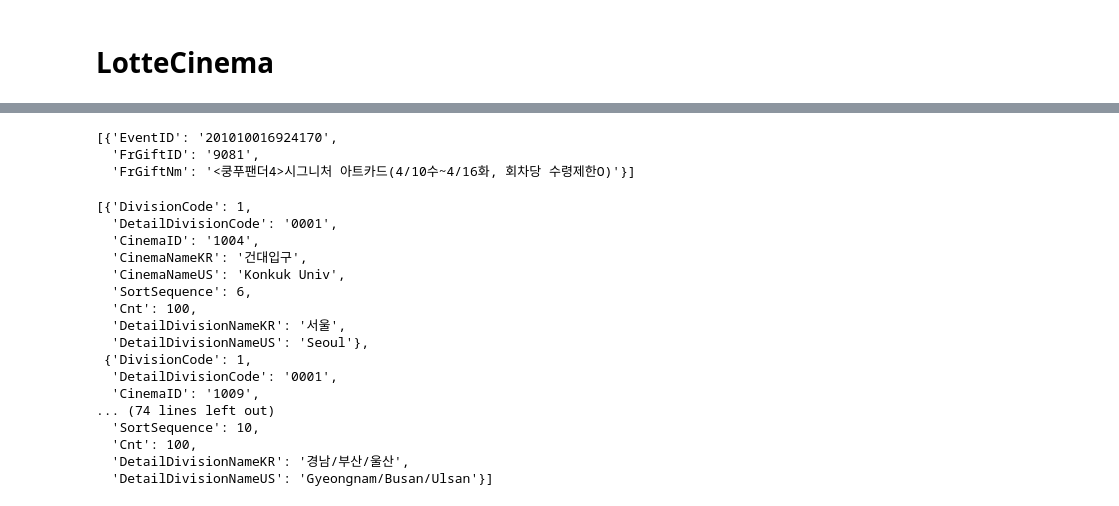
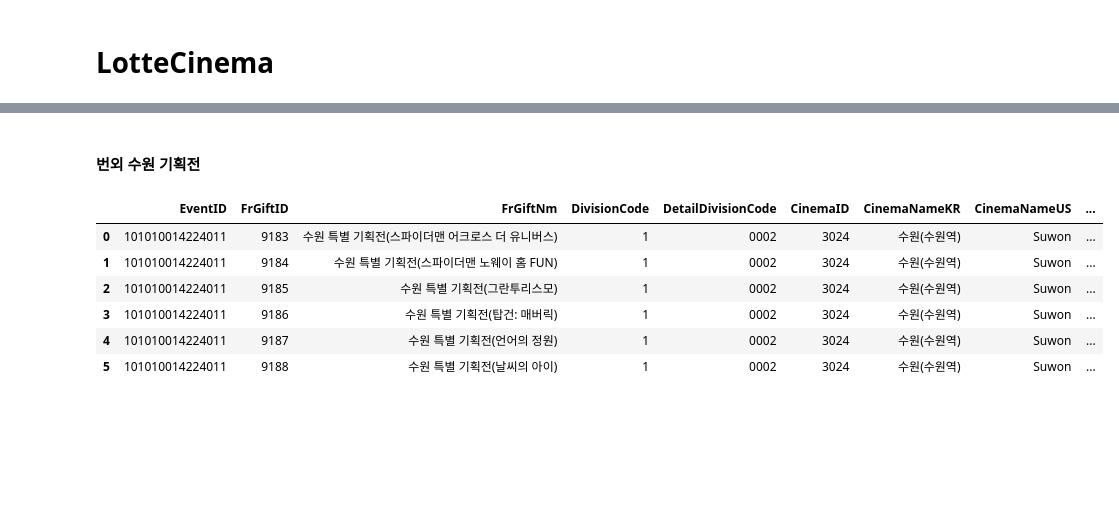
Before and after one commit to yu901/data_analysis, a Jupyter notebook: notebook/movie goods.ipynb, the cells around one changed output, grey strips where cells are left out. Drawn from its saved outputs; the diff is of its cells as text; code cells hidden in the pictures; blank space fills up the shorter version.

```diff
--- a/notebook/movie goods.ipynb
+++ b/notebook/movie goods.ipynb
@@ -208,15 +192,0 @@ get_LC_GoodsInfo("201010016924190")
-# %%
-goods_list = []
-
-for i in event_df.index:
-    EventID = event_df.loc[i]['EventID']
-    url = "https://event.lottecinema.co.kr/LCWS/Event/EventData.aspx"
-    body = {
-        "ParamList": '{"MethodName":"GetInfomationDeliveryEventDetail","channelType":"","osType":"","osVersion":"","EventID":%s}' % (EventID)
-    }
-    response = requests.post(url, data=body)
-    text = response.text
-    loads = json.loads(text)
-    goods_list.extend(loads["InfomationDeliveryEventDetail"][0]["GoodsGiftItems"])
-
-goods_df = pd.DataFrame(goods_list)
@@ -270,43 +273,36 @@ loads["InfomationDeliveryEventDetail"][0]["GoodsGiftItems"]
+# %% [markdown]
+#### 번외 수원 기획전
 # %%
-EventID = "201010016924170"
+EventID = "101010014224011"
 url = "https://event.lottecinema.co.kr/LCWS/Event/EventData.aspx"
 body = {
     "ParamList": '{"MethodName":"GetInfomationDeliveryEventDetail","channelType":"","osType":"","osVersion":"","EventID":%s}' % (EventID)
 }
 response = requests.post(url, data=body)
 text = response.text
 loads = json.loads(text)
-loads["InfomationDeliveryEventDetail"][0]["GoodsGiftItems"]
+suwon_list = loads["InfomationDeliveryEventDetail"][0]["GoodsGiftItems"]
+
+suwon_list2 = []
+for suwon in suwon_list:
+    EventID = suwon["EventID"]
+    FrGiftID = suwon["FrGiftID"]
+    url = "https://event.lottecinema.co.kr/LCWS/Event/EventData.aspx"
+    body = {
+        "ParamList": '{"MethodName":"GetCinemaGoods","channelType":"","osType":"","osVersion":"","EventID":%s, "GiftID":%s}' % (EventID, FrGiftID)
+    }
+    response = requests.post(url, data=body)
+    text = response.text
+    loads = json.loads(text)
+    suwon.update(loads["CinemaDivisionGoods"][0])
+    suwon_list2.append(suwon)
+    #     print(loads["CinemaDivisionGoods"])
+pd.DataFrame(suwon_list2)
 # %% [output]
-[{'EventID': '201010016924170',
-  'FrGiftID': '9081',
-  'FrGiftNm': '<쿵푸팬더4>시그니처 아트카드(4/10수~4/16화, 회차당 수령제한O)'}]
+|  | EventID | FrGiftID | FrGiftNm | DivisionCode | DetailDivisionCode | CinemaID | CinemaNameKR | CinemaNameUS | ... |
+| 0 | 101010014224011 | 9183 | 수원 특별 기획전(스파이더맨 어크로스 더 유니버스) | 1 | 0002 | 3024 | 수원(수원역) | Suwon | ... |
+| 1 | 101010014224011 | 9184 | 수원 특별 기획전(스파이더맨 노웨이 홈 FUN) | 1 | 0002 | 3024 | 수원(수원역) | Suwon | ... |
+| 2 | 101010014224011 | 9185 | 수원 특별 기획전(그란투리스모) | 1 | 0002 | 3024 | 수원(수원역) | Suwon | ... |
+| 3 | 101010014224011 | 9186 | 수원 특별 기획전(탑건: 매버릭) | 1 | 0002 | 3024 | 수원(수원역) | Suwon | ... |
+| 4 | 101010014224011 | 9187 | 수원 특별 기획전(언어의 정원) | 1 | 0002 | 3024 | 수원(수원역) | Suwon | ... |
+| 5 | 101010014224011 | 9188 | 수원 특별 기획전(날씨의 아이) | 1 | 0002 | 3024 | 수원(수원역) | Suwon | ... |
-# %%
-EventID = "201010016924176"
-FrGiftID = "9109"
-url = "https://event.lottecinema.co.kr/LCWS/Event/EventData.aspx"
-body = {
-    "ParamList": '{"MethodName":"GetCinemaGoods","channelType":"","osType":"","osVersion":"","EventID":%s, "GiftID":%s}' % (EventID, FrGiftID)
-}
-response = requests.post(url, data=body)
-text = response.text
-loads = json.loads(text)
-loads["CinemaDivisionGoods"]
-# %% [output]
-[{'DivisionCode': 1,
-  'DetailDivisionCode': '0001',
-  'CinemaID': '1004',
-  'CinemaNameKR': '건대입구',
-  'CinemaNameUS': 'Konkuk Univ',
-  'SortSequence': 6,
-  'Cnt': 100,
-  'DetailDivisionNameKR': '서울',
-  'DetailDivisionNameUS': 'Seoul'},
- {'DivisionCode': 1,
-  'DetailDivisionCode': '0001',
-  'CinemaID': '1009',
-... (74 lines left out)
-  'SortSequence': 10,
-  'Cnt': 100,
-  'DetailDivisionNameKR': '경남/부산/울산',
-  'DetailDivisionNameUS': 'Gyeongnam/Busan/Ulsan'}]
```
Also changed, not shown: parts of 13 cells of this notebook.
